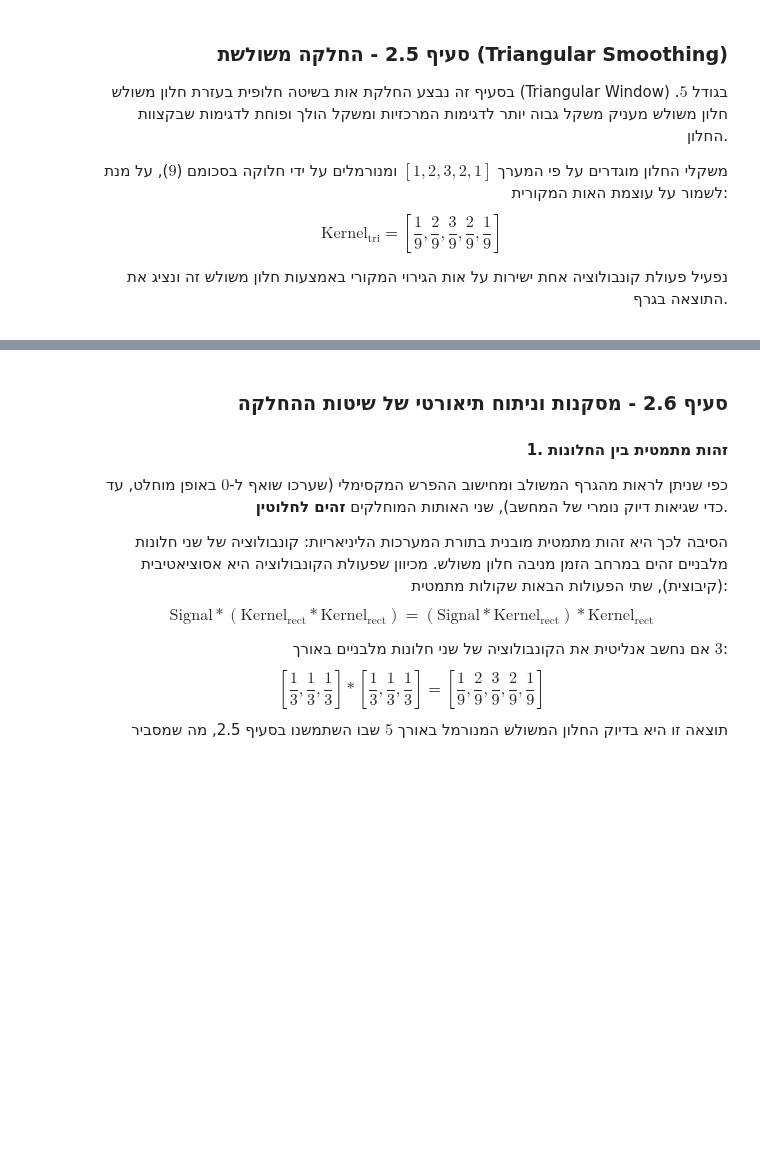
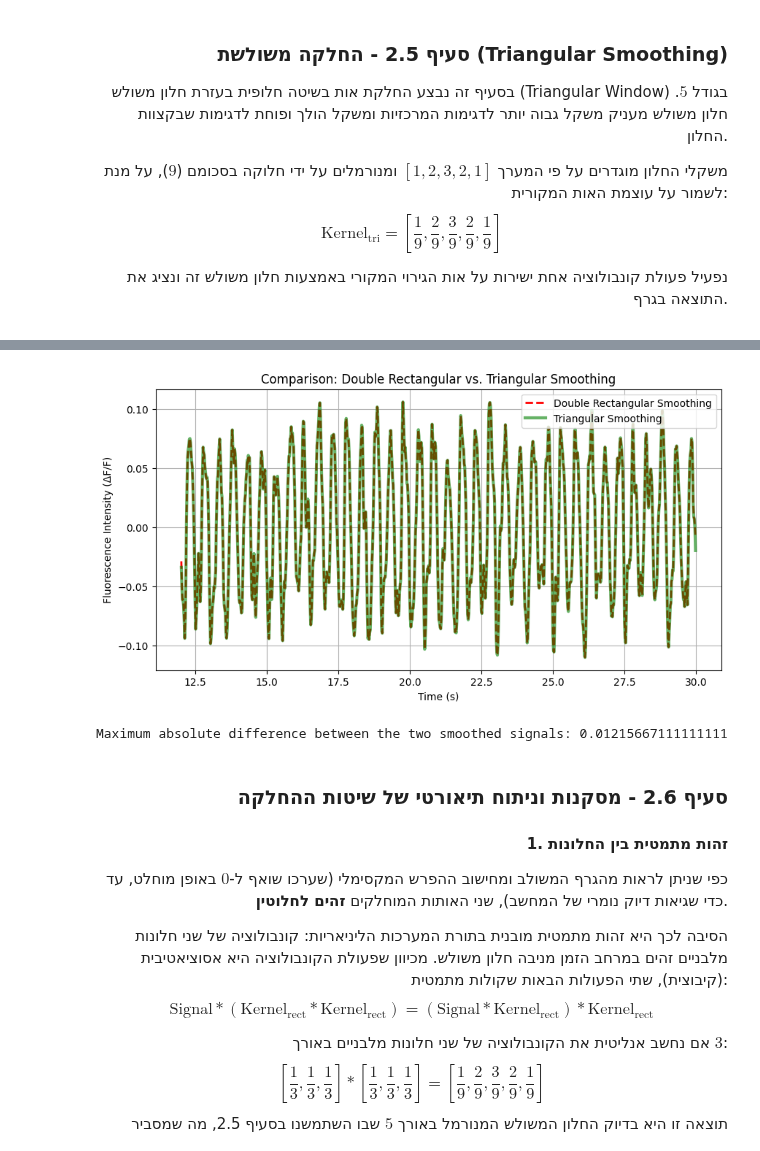
Before and after one commit to Royc4515/Project1_SignalProcessing, a Jupyter notebook: Project1_SignalProcessing.ipynb, the cells around one changed output, grey strips where cells are left out. Cells and saved outputs as stored; diff of their text form; code cells hidden in the pictures; blank space fills up the shorter version.

```diff
--- a/Project1_SignalProcessing.ipynb
+++ b/Project1_SignalProcessing.ipynb
@@ -447,18 +501,21 @@ plt.show()
 # %%
 # שרטוט שני האותות המוחלקים על גבי גרף אחד לצורך השוואה ויזואלית
 plt.figure(figsize=(10, 5))
-plt.plot(time_stimulus, smoothed_rect_2, label='Double Rectangular Smoothing', linestyle='--', linewidth=2, color='red')
-plt.plot(time_stimulus, smoothed_tri, label='Triangular Smoothing', alpha=0.6, linewidth=3, color='green')
+plt.plot(stimulus_time, smoothed_rect_2, label='Double Rectangular Smoothing', linestyle='--', linewidth=2, color='red')
+plt.plot(stimulus_time, smoothed_tri, label='Triangular Smoothing', alpha=0.6, linewidth=3, color='green')
 plt.title("Comparison: Double Rectangular vs. Triangular Smoothing")
 plt.xlabel("Time (s)")
 plt.ylabel("Fluorescence Intensity (\u0394F/F)")
 plt.legend()
 plt.grid(True)
 plt.show()
 
 # חישוב והדפסת ההפרש המקסימלי המוחלט בין שתי השיטות
 diff = np.max(np.abs(smoothed_rect_2 - smoothed_tri))
 print(f"Maximum absolute difference between the two smoothed signals: {diff}")
+# %% [output]
+[figure, added]
+Maximum absolute difference between the two smoothed signals: 0.01215667111111111
 # %% [markdown]
 <div dir="rtl" style="text-align: right;">
 
```
Also changed, not shown: parts of 15 cells of this notebook.
